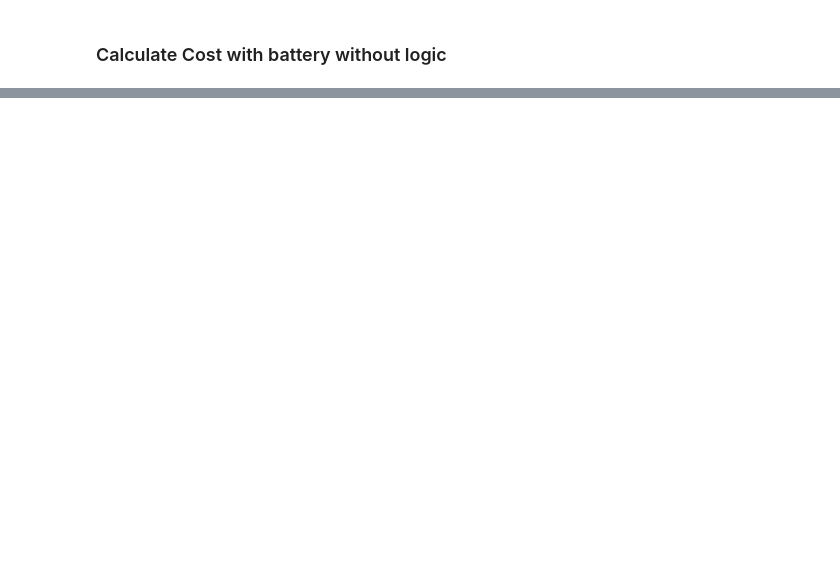
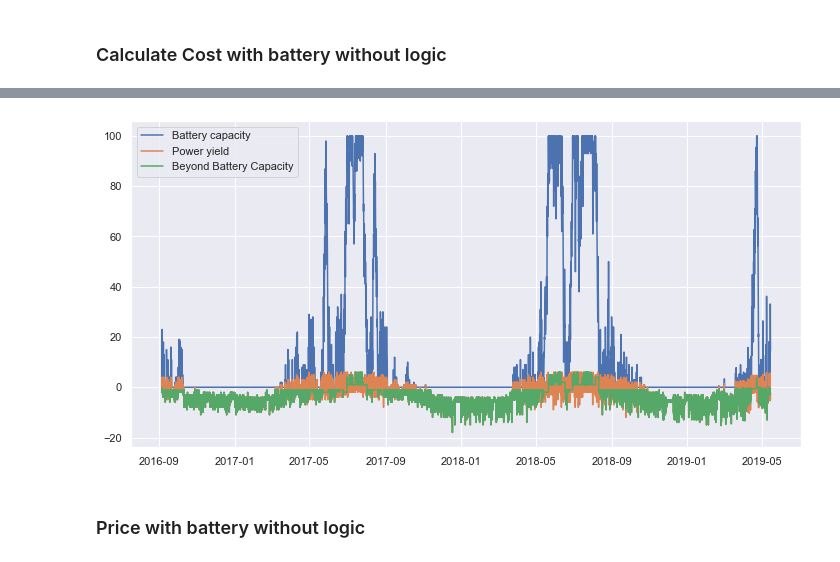
Before and after one commit to 4ug-aug/Otovo-OptimalControl, a Jupyter notebook: apply_battery.ipynb, the cells around one changed output, grey strips where cells are left out. Drawn from its saved outputs; the diff is of its cells as text; code cells hidden in the pictures; blank space fills up the shorter version.

Commit message:
Feat: Calculated price for no battery and battery without logic

```diff
--- a/apply_battery.ipynb
+++ b/apply_battery.ipynb
@@ -40,7 +45,7 @@ def get_series(meter_id, type="prod", start=None, end=None, agg=None):
     if type == "prod":
         df_return = df_prod[df_prod["meter_id"] == meter_id]
         # Drop all columns but timeslot and num_kwh_normalized
-        df_return = df_return[['timeslot', 'num_kwh_normalized']]
+        df_return = df_return[['timeslot', 'num_kwh']]
         # Set index to timeslot
         # Filter on start and end
         # Convert timeslot to datetime
@@ -78,7 +83,7 @@ def get_series(meter_id, type="prod", start=None, end=None, agg=None):
     elif type == "cons":
         df_return = df_cons[df_cons["meter_id"] == meter_id]
         # Drop all columns but timeslot and num_kwh_normalized
-        df_return = df_return[['timeslot', 'num_kwh_normalized']]
+        df_return = df_return[['timeslot', 'num_kwh']]
         # Set index to timeslot
         # Filter on start and end
         # Convert timeslot to datetime
@@ -141,8 +141,12 @@ Filtering on start and end:  2016-09-04 22:00:00+00:00 2019-05-14 21:00:00+00:00
 # Merge series
 series_merge = pd.merge(series_prod, series_cons, how="outer", left_index=True, right_index=True)
 # Rename num_kwh_normalized_x and num_kwh_normalized_y
-series_merge.columns = ["num_kwh_normalized_prod", "num_kwh_normalized_cons"]
+series_merge.columns = ["num_kwh_prod", "num_kwh_cons"]
 
 # Add column called power_yield with the difference between prod and cons
-series_merge["power_yield"] = series_merge["num_kwh_normalized_prod"] - series_merge["num_kwh_normalized_cons"]
+series_merge["power_yield"] = series_merge["num_kwh_prod"] - series_merge["num_kwh_cons"]
+# add column current index as timeslot and reset index
+series_merge["timeslot"] = series_merge.index
+series_merge = series_merge.reset_index(drop=True)
+
 print(series_merge.head())
@@ -172,0 +176,6 @@ battery = Battery()
+# %%
+# Initialise battery
+from battery import Battery
+battery = Battery()
+series_battery = series_merge.copy()
+print(series_battery.head())
@@ -172,0 +209,16 @@ battery = Battery()
+# %%
+battery = Battery()
+# Def function to apply battery to dataframe
+def logic(power_yield):
+    # If surplus - charge battery
+    if power_yield >= 0:
+       battery.charge(power_yield)
+
+    # If deficit - discharge battery
+    elif power_yield < 0:
+        battery.discharge(power_yield)
+
+    # Return battery capacity
+    return battery.get_over_under_charge()
+
+series_battery["beyond_battery_capacity"] = series_battery.apply(lambda row: logic(row["power_yield"]), axis=1)
@@ -172,0 +241,12 @@ battery = Battery()
+# %%
+# plot battery capacity and power yield in same plot with plotly
+import seaborn as sns
+sns.set()
+fig, ax = plt.subplots(figsize=(12, 6))
+ax.plot(series_battery["timeslot"], series_battery["battery_capacity"], label="Battery capacity")
+ax.plot(series_battery["timeslot"], series_battery["power_yield"], label="Power yield")
+ax.plot(series_battery["timeslot"], series_battery["beyond_battery_capacity"], label="Beyond Battery Capacity")
+ax.legend()
+plt.show()
+# %% [output]
+[figure, added]
@@ -172,0 +266,2 @@ battery = Battery()
+# %% [markdown]
+### Price with battery without logic
```
Also changed, not shown: parts of 15 cells of this notebook.
